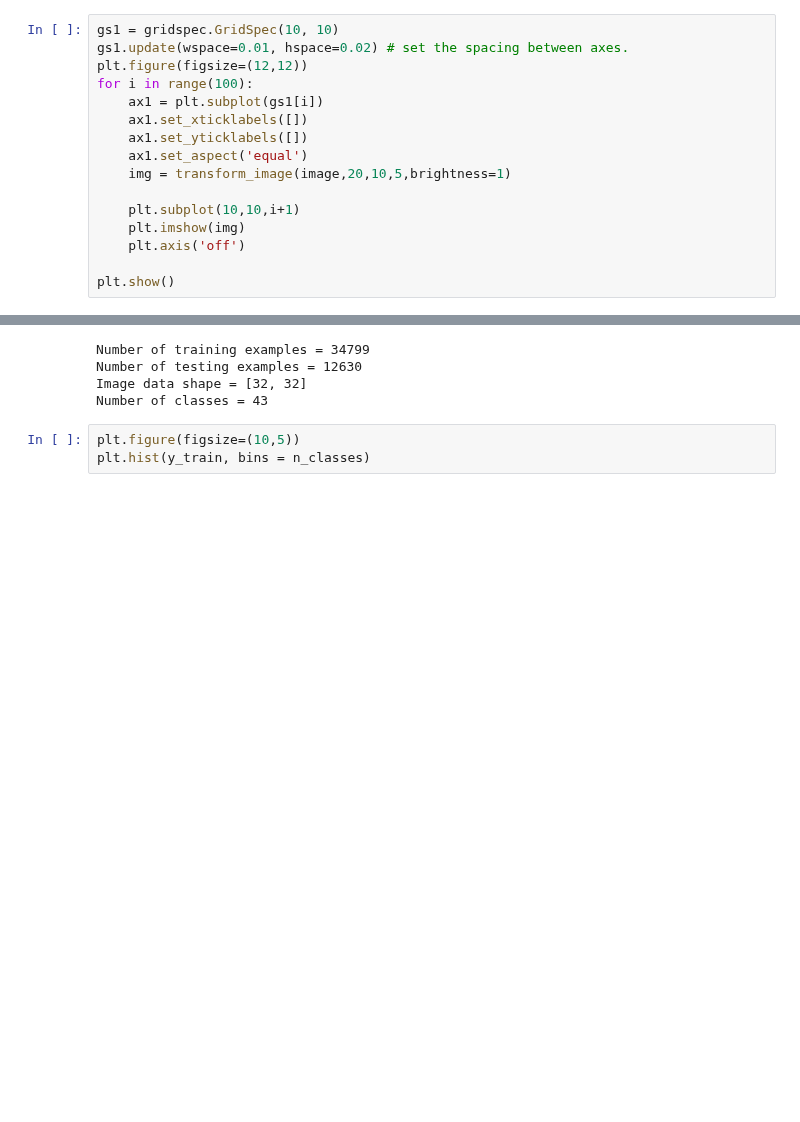
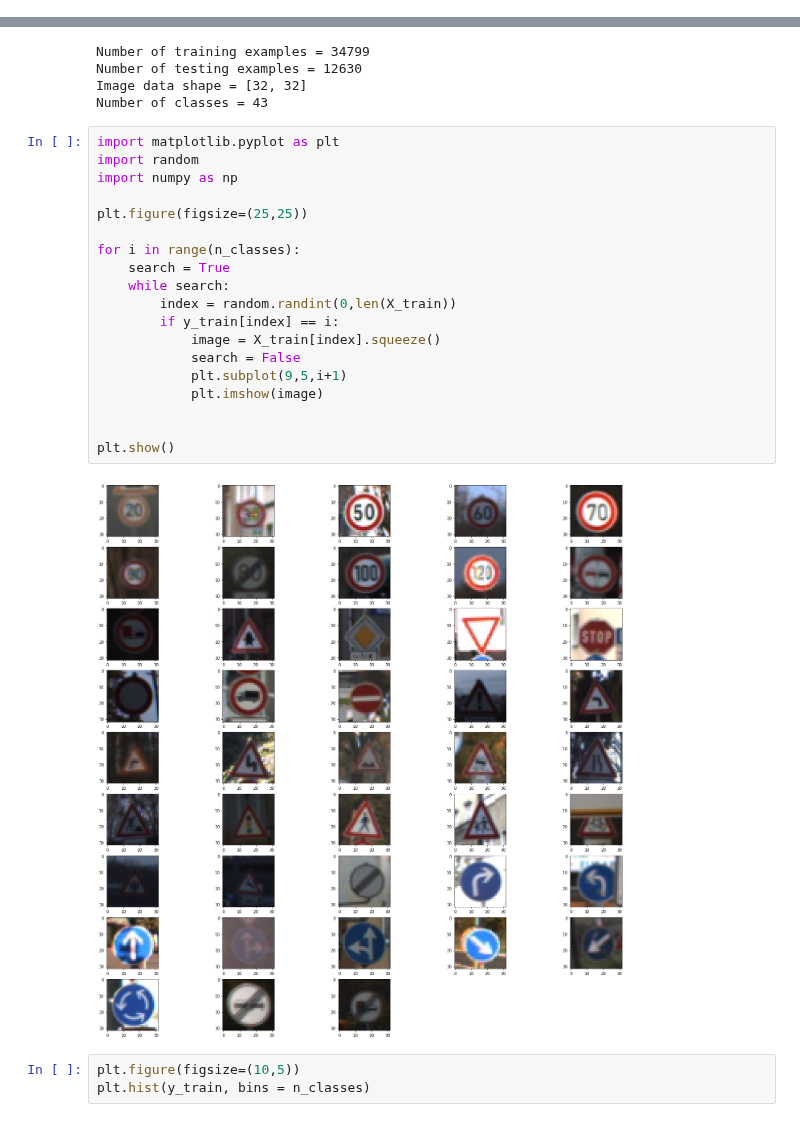
Before and after one commit to jiforcen/CarND-Traffic-Sign-Classifier-Project, a Jupyter notebook: Traffic_Sign_Classifier.ipynb, the cells around one changed output, grey strips where cells are left out. Cells and saved outputs as stored; diff of their text form; blank space fills up the shorter version.

```diff
--- a/Traffic_Sign_Classifier.ipynb
+++ b/Traffic_Sign_Classifier.ipynb
@@ -113,16 +89,0 @@ TypeError: 'numpy.ndarray' object is not callable
-# %%
-gs1 = gridspec.GridSpec(10, 10)
-gs1.update(wspace=0.01, hspace=0.02) # set the spacing between axes.
-plt.figure(figsize=(12,12))
-for i in range(100):
-    ax1 = plt.subplot(gs1[i])
-    ax1.set_xticklabels([])
-    ax1.set_yticklabels([])
-    ax1.set_aspect('equal')
-    img = transform_image(image,20,10,5,brightness=1)
-
-    plt.subplot(10,10,i+1)
-    plt.imshow(img)
-    plt.axis('off')
-
-plt.show()
@@ -156,6 +115,27 @@ Number of training examples = 34799
 Number of testing examples = 12630
 Image data shape = [32, 32]
 Number of classes = 43
+# %%
+import matplotlib.pyplot as plt
+import random
+import numpy as np
+
+plt.figure(figsize=(25,25))
+
+for i in range(n_classes):
+    search = True
+    while search:
+        index = random.randint(0,len(X_train))
+        if y_train[index] == i:
+            image = X_train[index].squeeze()
+            search = False
+            plt.subplot(9,5,i+1)
+            plt.imshow(image)
+
+
+plt.show()
+# %% [output]
+[figure, added]
 # %%
 plt.figure(figsize=(10,5))
 plt.hist(y_train, bins = n_classes)
```
Also changed, not shown: parts of 3 cells of this notebook.
